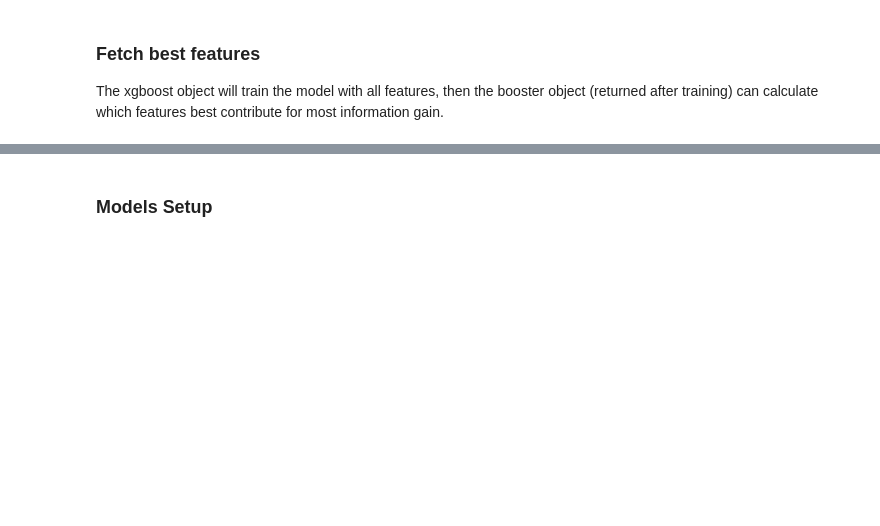
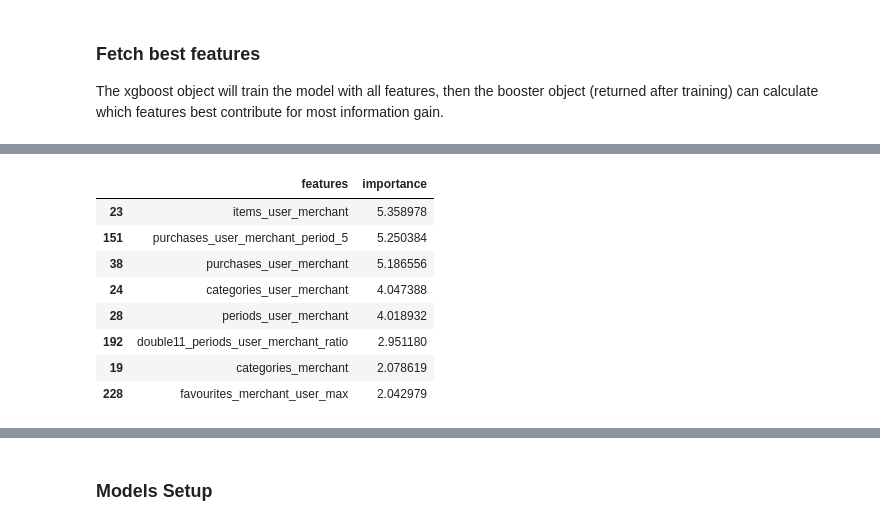
Before and after one commit to atfortes/Repeat-Buyers-Prediction, a Jupyter notebook: tmall.ipynb, the cells around one changed output, grey strips where cells are left out. Cells and saved outputs as stored; diff of their text form; code cells hidden in the pictures; blank space fills up the shorter version.

```diff
--- a/tmall.ipynb
+++ b/tmall.ipynb
@@ -439,2 +647,16 @@ X = X[best_features]
+# %%
+best = pd.DataFrame(booster.get_score(importance_type='gain').items(), columns=['features', 'importance'])
+best = best.sort_values(by=['importance'], ascending=False)
+best.head(8)
+# %% [output]
+|  | features | importance |
+| 23 | items_user_merchant | 5.358978 |
+| 151 | purchases_user_merchant_period_5 | 5.250384 |
+| 38 | purchases_user_merchant | 5.186556 |
+| 24 | categories_user_merchant | 4.047388 |
+| 28 | periods_user_merchant | 4.018932 |
+| 192 | double11_periods_user_merchant_ratio | 2.951180 |
+| 19 | categories_merchant | 2.078619 |
+| 228 | favourites_merchant_user_max | 2.042979 |
 # %%
 X
```
Also changed, not shown: parts of 28 cells of this notebook.
